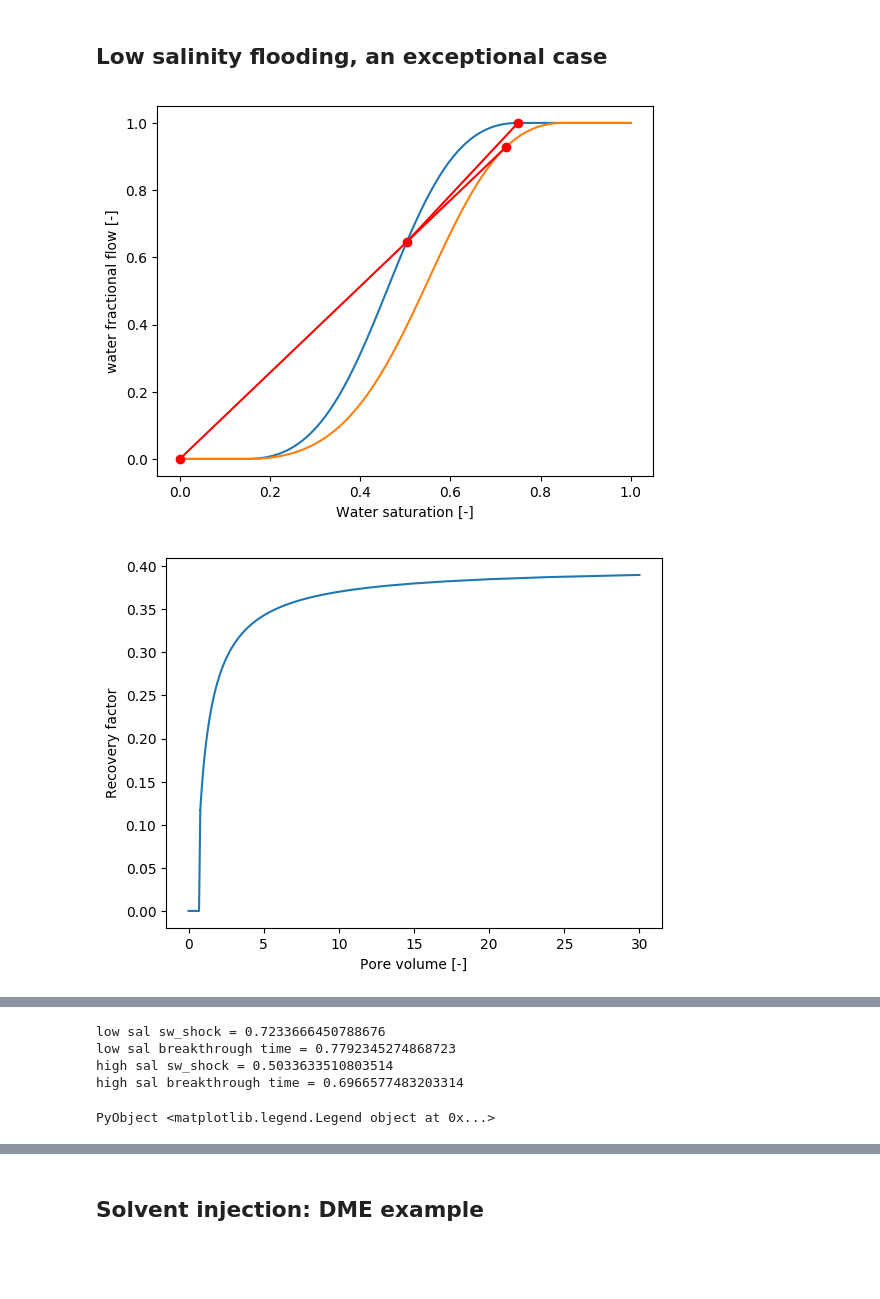
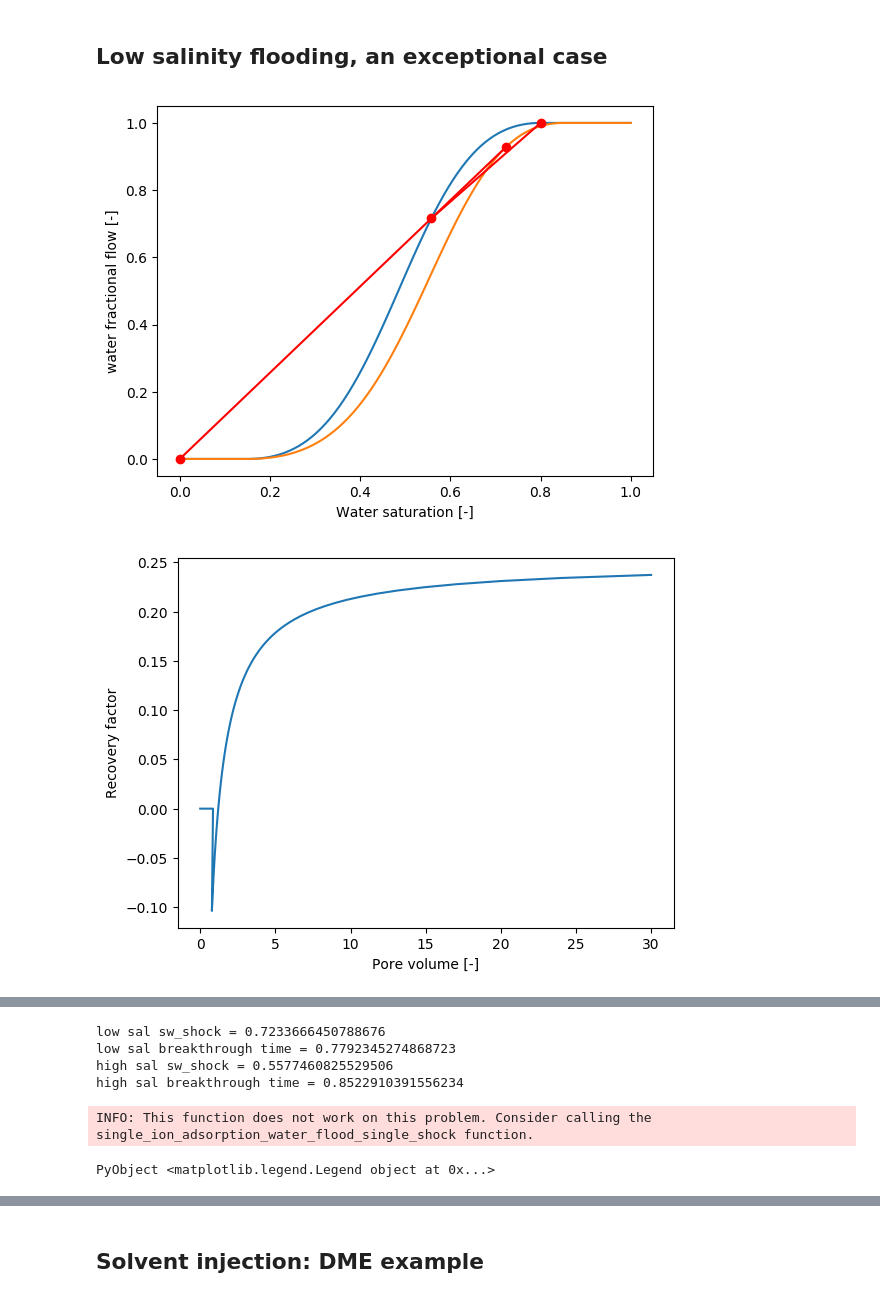
Before and after one commit to simulkade/peteng, a Jupyter notebook: analytical/fractional_flow_smart_water.ipynb, the cells around one changed output, grey strips where cells are left out. Cells and saved outputs as stored; diff of their text form; code cells hidden in the pictures; blank space fills up the shorter version.

Commit message:
the problematic case

```diff
--- a/analytical/fractional_flow_smart_water.ipynb
+++ b/analytical/fractional_flow_smart_water.ipynb
@@ -140,20 +127,20 @@ PyObject Text(24,0.5,'Water saturation [-]')
 # %% [markdown]
 ## Low salinity flooding, an exceptional case
 # %%
-sor_hs = 0.25
+sor_hs = 0.20
 sw_init = 1-sor_hs
 fluids_hs = FF.oil_water_fluids(mu_water=1e-3, mu_oil=2e-3)
 fluids_ls = FF.oil_water_fluids(mu_water=1e-3, mu_oil=2e-3)
 rel_perms_hs = FF.oil_water_rel_perms(krw0=0.4, kro0=0.9,
         swc=0.15, sor=sor_hs, nw=2.0, no = 2.0)
 rel_perms_ls = FF.oil_water_rel_perms(krw0=0.3, kro0=0.95,
         swc=0.15, sor=0.15, nw=2.0, no = 2.0)
 core_flood = FF.core_flooding(u_inj=1.15e-5, pv_inject=30.0, p_back=1e5, sw_init=sw_init,
     sw_inj=1.0, rel_perms=rel_perms_hs)
 core_props = FF.core_properties()
 ls_res = FF.low_sal_water_flood(core_props, fluids_ls, fluids_hs, rel_perms_hs,
         rel_perms_ls, core_flood)
 FF.visualize(ls_res)
 # %% [output]
-[figure, old version]
+[figure, new version]
-[figure, old version]
+[figure, new version]
@@ -162,5 +149,6 @@ FF.visualize(ls_res)
 low sal sw_shock = 0.7233666450788676
 low sal breakthrough time = 0.7792345274868723
-high sal sw_shock = 0.5033633510803514
-high sal breakthrough time = 0.6966577483203314
+high sal sw_shock = 0.5577460825529506
+high sal breakthrough time = 0.8522910391556234
-PyObject <matplotlib.legend.Legend object at 0x...>
+INFO: This function does not work on this problem. Consider calling the single_ion_adsorption_water_flood_single_shock function.
+PyObject <matplotlib.legend.Legend object at 0x...>
```
Also changed, not shown: parts of 6 cells of this notebook, 1 other file.
